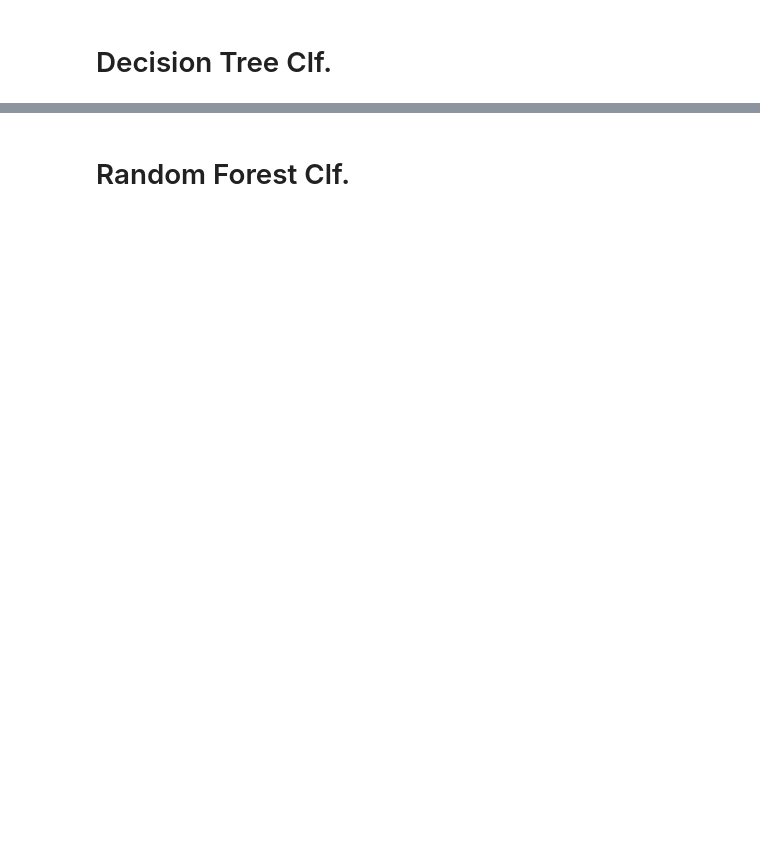
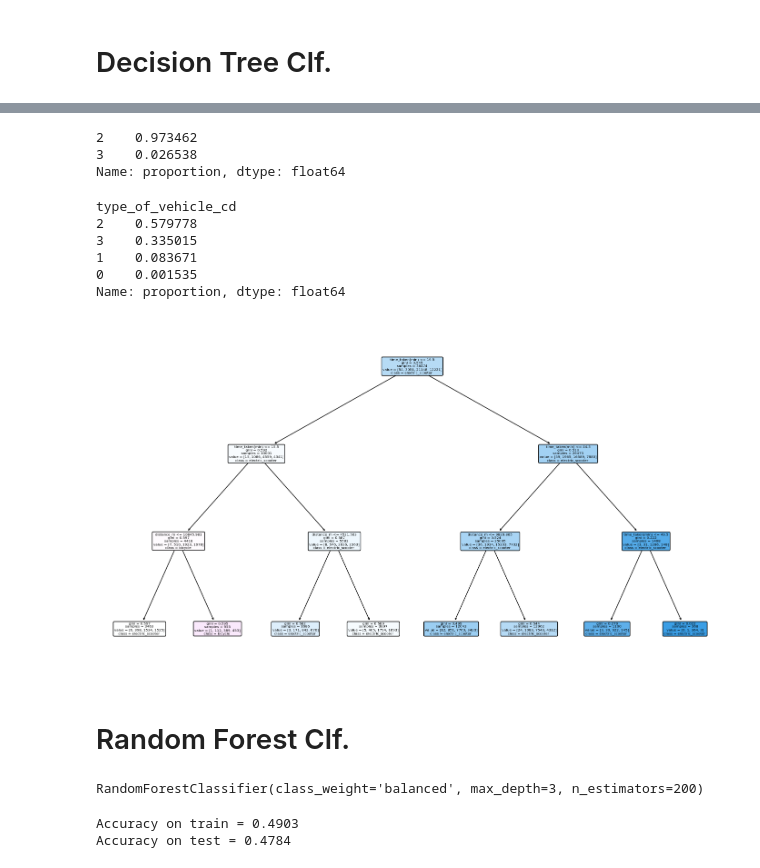
Before and after one commit to dkim949/tree_tutorial, a Jupyter notebook: notebooks/sample.ipynb, the cells around one changed output, grey strips where cells are left out. Saved outputs shown, nothing was run; the diff lists cells and outputs as text; code cells hidden in the pictures; blank space fills up the shorter version.

Commit message:
modifying sample ipynb

```diff
--- a/notebooks/sample.ipynb
+++ b/notebooks/sample.ipynb
@@ -7,0 +38,4 @@ from sklearn.tree import DecisionTreeClassifier, DecisionTreeRegressor
+# %%
+#zip the number and name together into a dictionary
+label_dict = dict(zip(data["type_of_vehicle_cd"], data["type_of_vehicle"]))
+label_dict
@@ -7,0 +155,15 @@ from sklearn.tree import DecisionTreeClassifier, DecisionTreeRegressor
+# %%
+features = ["distance_m","time_taken(min)"]
+target = 'type_of_vehicle_cd'
+labels = data[target].unique().tolist()
+labels = [str(i) for i in labels]
+
+X = data[features]
+y = data[target]  #.values.reshape(-1)
+
+seed = 42
+# %%
+# Train-Test-Validation Split: 6:2:2
+X_train, X_test, y_train, y_test = train_test_split(X, y, stratify=y, test_size=0.2, random_state=seed)
+# X_train, X_val, y_train, y_val = train_test_split(X_train, y_train, test_size=0.25, random_state=seed) # 0.25 x 0.8 = 0.2
+X_train.shape, X_test.shape, y_train.shape, y_test.shape
@@ -8,5 +172,5 @@ from sklearn.tree import DecisionTreeClassifier, DecisionTreeRegressor
 # %% [markdown]
 # Decision Tree Clf.
 # %%
-clf = DecisionTreeClassifier(max_depth=3, random_state=42)
-clf.fit(X_train, y_train)
+tree_clf = DecisionTreeClassifier(max_depth=3, random_state=seed)
+tree_clf.fit(X_train, y_train)
@@ -13,2 +218,57 @@ clf.fit(X_train, y_train)
+# %%
+pd.Series(tree_clf.predict(X_test)).value_counts(normalize=True)
+# %% [output]
+2    0.973462
+3    0.026538
+Name: proportion, dtype: float64
+# %%
+pd.Series(y_test).value_counts(normalize=True)
+# %% [output]
+type_of_vehicle_cd
+2    0.579778
+3    0.335015
+1    0.083671
+0    0.001535
+Name: proportion, dtype: float64
+# %%
+#plt the figure, setting a black background
+plt.figure(figsize=(14,8),tight_layout=True)
+#create the tree plot
+a = tree.plot_tree(tree_clf,
+                   #use the feature names stored
+                   feature_names = features,
+                   #use the class names stored
+                   class_names = [label_dict[int(i)] for i in labels],
+                   rounded = True,
+                   filled = True,
+                   # fontsize=10
+                   )
+#show the plot
+plt.show()
+# %% [output]
+[figure, added]
 # %% [markdown]
 # Random Forest Clf.
+# %%
+# rf_clf = RandomForestClassifier(n_estimators=2000,  #number of decision trees (base estimator) in the Random Forest Regressor
+#                                 max_depth=30,  #maximum depth (number of levels) allowed in each decision tree
+#                                 min_samples_split=2,  # minimum number of samples (observations) required for a split in a decision tree
+#                                 min_samples_leaf=2,  # minimum number of samples (observations) required for a leaf node in a decision tree
+#                                 # class_weight='balanced',  #the classes will be weighted inversely proportional to how frequently they appear in the data.
+#                                 # class_weight={0:5, 1:5, 2:1, 3:2},  #custom class wieghts to give more importance to minority classes
+#                                 random_state=seed)
+rf_clf = RandomForestClassifier(n_estimators=200,
+                                class_weight='balanced',  #the classes will be weighted inversely proportional to how frequently they appear in the data.
+                                max_depth=3)
+rf_clf.fit(X_train, y_train)
+# %% [output]
+RandomForestClassifier(class_weight='balanced', max_depth=3, n_estimators=200)
+# %%
+# evaluate
+acc_train = rf_clf.score(X_train, y_train)
+print("Accuracy on train = %0.4f " % acc_train)
+acc_test = rf_clf.score(X_test, y_test)
+print("Accuracy on test = %0.4f " % acc_test)
+# %% [output]
+Accuracy on train = 0.4903
+Accuracy on test = 0.4784
```
Also changed, not shown: parts of 26 cells of this notebook, 4 other files.
